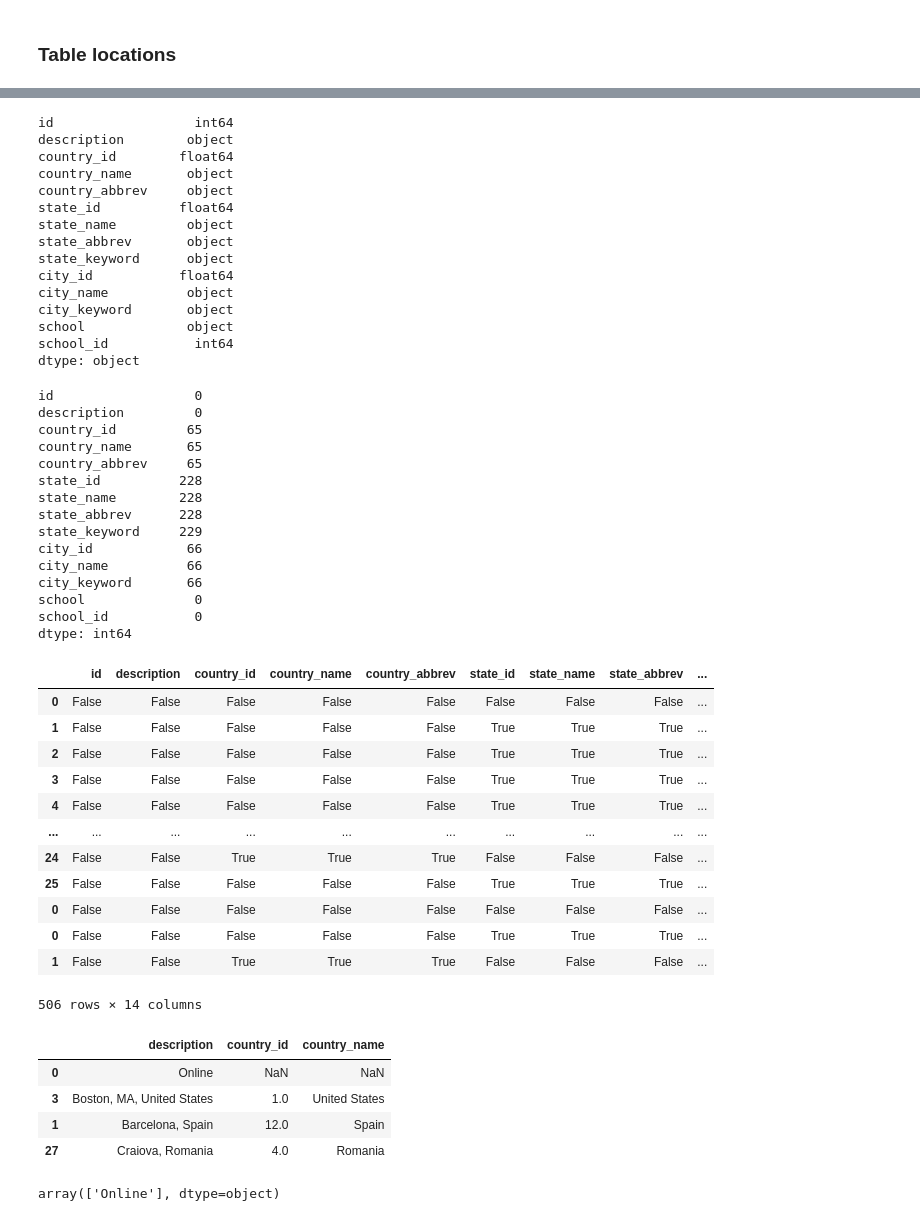
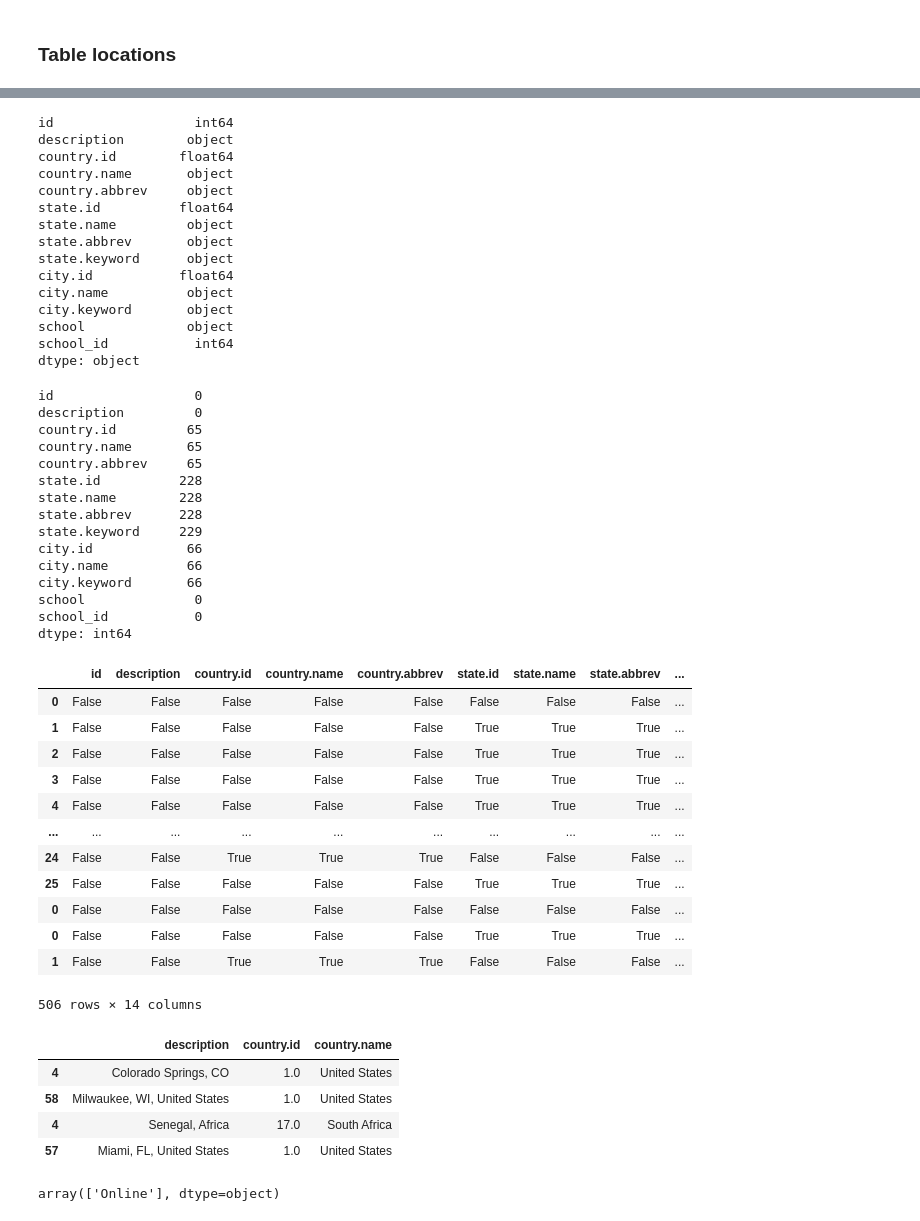
Before and after one commit to aboyalejandro/sql_project, a Jupyter notebook: sql_project_code.ipynb, the cells around one changed output, grey strips where cells are left out. Cells and saved outputs as stored; diff of their text form; code cells hidden in the pictures.

```diff
--- a/sql_project_code.ipynb
+++ b/sql_project_code.ipynb
@@ -611,2 +616,0 @@ locations.sample(5)
-# %%
-locations.columns = locations.columns.str.replace('.', '_')
@@ -624,16 +619,16 @@ locations.dtypes
 # %% [output]
 id                  int64
 description        object
-country_id        float64
-country_name       object
-country_abbrev     object
-state_id          float64
-state_name         object
-state_abbrev       object
-state_keyword      object
-city_id           float64
-city_name          object
-city_keyword       object
+country.id        float64
+country.name       object
+country.abbrev     object
+state.id          float64
+state.name         object
+state.abbrev       object
+state.keyword      object
+city.id           float64
+city.name          object
+city.keyword       object
 school             object
 school_id           int64
 dtype: object
@@ -643,23 +638,23 @@ locations.isnull().sum()
 # %% [output]
 id                  0
 description         0
-country_id         65
-country_name       65
-country_abbrev     65
-state_id          228
-state_name        228
-state_abbrev      228
-state_keyword     229
-city_id            66
-city_name          66
-city_keyword       66
+country.id         65
+country.name       65
+country.abbrev     65
+state.id          228
+state.name        228
+state.abbrev      228
+state.keyword     229
+city.id            66
+city.name          66
+city.keyword       66
 school              0
 school_id           0
 dtype: int64
 # %%
 locations.isna()
 # %% [output]
-|  | id | description | country_id | country_name | country_abbrev | state_id | state_name | state_abbrev | ... |
+|  | id | description | country.id | country.name | country.abbrev | state.id | state.name | state.abbrev | ... |
 | 0 | False | False | False | False | False | False | False | False | ... |
 | 1 | False | False | False | False | False | True | True | True | ... |
 | 2 | False | False | False | False | False | True | True | True | ... |
@@ -673,12 +668,12 @@ locations.isna()
 | 1 | False | False | True | True | True | False | False | False | ... |
 506 rows × 14 columns
 # %%
-locations[['description','country_id','country_name']].sample(4)
+locations[['description','country.id','country.name']].sample(4)
 #Empty conuntries is bevause is online
 # %% [output]
-|  | description | country_id | country_name |
-| 0 | Online | NaN | NaN |
-| 3 | Boston, MA, United States | 1.0 | United States |
-| 1 | Barcelona, Spain | 12.0 | Spain |
-| 27 | Craiova, Romania | 4.0 | Romania |
+|  | description | country.id | country.name |
+| 4 | Colorado Springs, CO | 1.0 | United States |
+| 58 | Milwaukee, WI, United States | 1.0 | United States |
+| 4 | Senegal, Africa | 17.0 | South Africa |
+| 57 | Miami, FL, United States | 1.0 | United States |
 # %%
```
Also changed, not shown: parts of 61 cells of this notebook, 12 other files.
